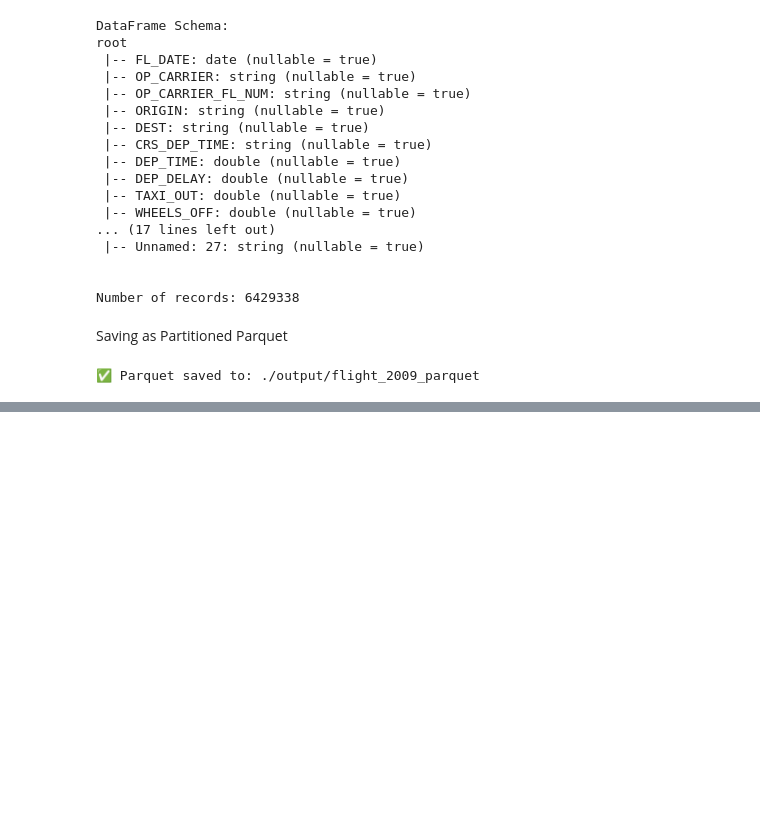
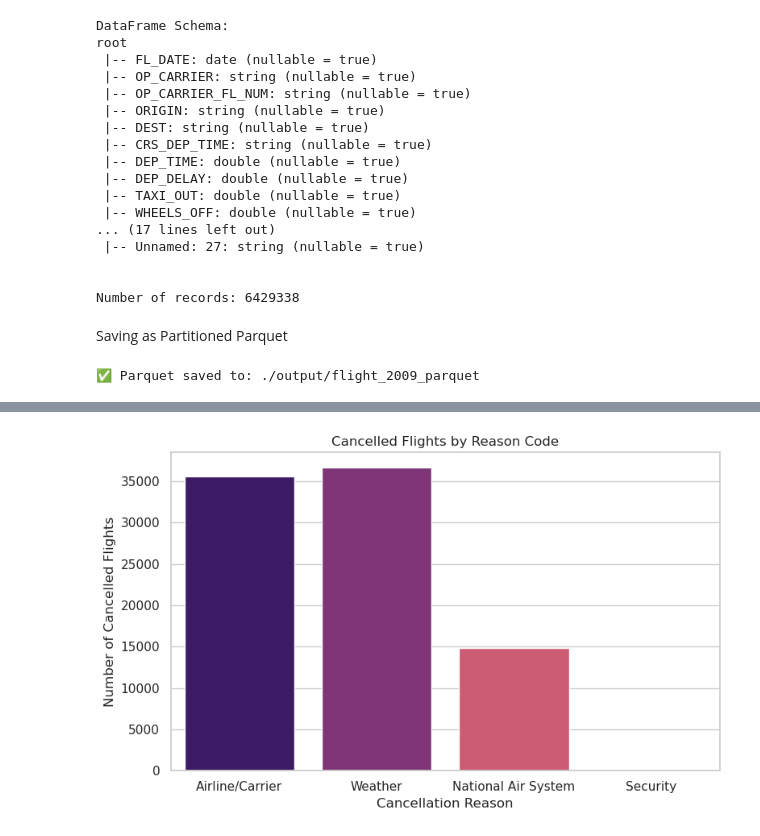
Before and after one commit to shailaja-mahara/bgm-project4, a Jupyter notebook: notebooks/project4.ipynb, the cells around one changed output, grey strips where cells are left out. Cells and saved outputs as stored; diff of their text form; code cells hidden in the pictures; blank space fills up the shorter version.

```diff
--- a/notebooks/project4.ipynb
+++ b/notebooks/project4.ipynb
@@ -174,0 +237,19 @@ print(f"✅ Parquet saved to: {output_path}")
+# %%
+# Quick null count per column
+df_cleaned.select([col(c).isNull().cast("int").alias(c) for c in df_cleaned.columns]) \
+    .groupBy().sum().show()
+
+# Fill with default values
+df_cleaned = df_cleaned.fillna({
+    "DEP_DELAY": 0.0,
+    "ARR_DELAY": 0.0,
+    "CANCELLED": 0.0,
+    # Add more as needed
+})
+
+# if missing_counts:
+#     print("Columns containing null values (now replaced with 0.0):")
+#     for col, count in missing_counts:
+#         print(f"  - {col}: {count}")
+# else:
+#     print("No null values found in string columns.")
@@ -174,0 +435,40 @@ print(f"✅ Parquet saved to: {output_path}")
+# %%
+# A - Airline/Carrier; B - Weather; C - National Air System; D - Security
+
+from pyspark.sql.functions import col
+import seaborn as sns
+import matplotlib.pyplot as plt
+
+try:
+    cancellation_df = df_cleaned.groupBy("CANCELLATION_CODE") \
+        .count() \
+        .orderBy("CANCELLATION_CODE") \
+        .withColumnRenamed("count", "NumFlights") \
+        .toPandas()
+
+    if not cancellation_df.empty:
+        cancellation_labels = {
+            "A": "Airline/Carrier",
+            "B": "Weather",
+            "C": "National Air System",
+            "D": "Security",
+        }
+
+        cancellation_df["Reason"] = cancellation_df["CANCELLATION_CODE"].map(cancellation_labels)
+
+        sns.set(style="whitegrid")
+        plt.figure(figsize=(8, 5))
+        sns.barplot(data=cancellation_df, x="Reason", y="NumFlights", hue="Reason", palette="magma", legend=False)
+        plt.title("Cancelled Flights by Reason Code")
+        plt.xlabel("Cancellation Reason")
+        plt.ylabel("Number of Cancelled Flights")
+        plt.tight_layout()
+        plt.show()
+
+    else:
+        print(f"Sampling fraction resulted in empty data for plotting.")
+
+except Exception as e:
+    print(f"Could not generate plot: {e}. Ensure matplotlib, seaborn, and pyarrow are installed.")
+# %% [output]
+[figure, added]
```
Also changed, not shown: parts of 13 cells of this notebook, 2 other files.
